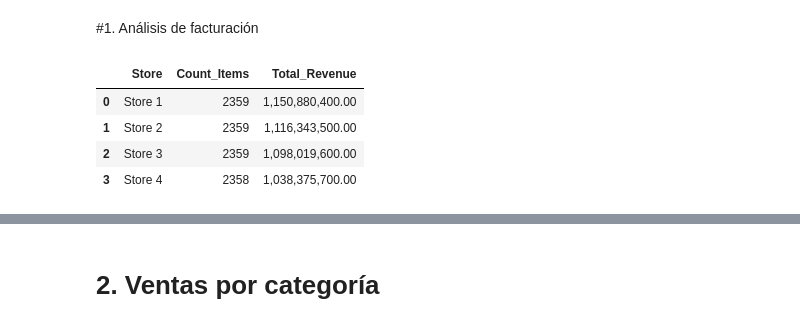
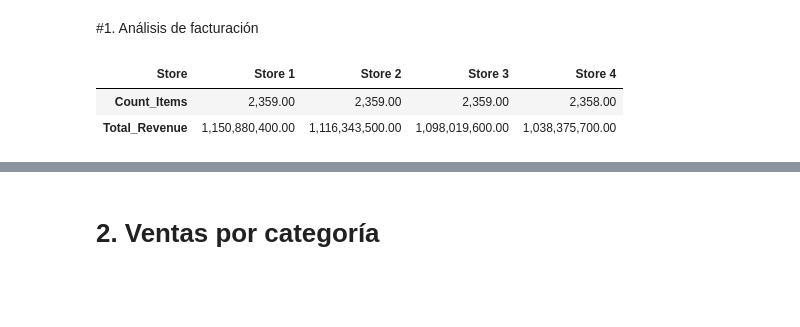
Before and after one commit to renzolea/Challenge-Alura-Store, a Jupyter notebook: AluraStoreLatam.ipynb, the cells around one changed output, grey strips where cells are left out. Cells and saved outputs as stored; diff of their text form; code cells hidden in the pictures; blank space fills up the shorter version.

```diff
--- a/AluraStoreLatam.ipynb
+++ b/AluraStoreLatam.ipynb
@@ -31,28 +31,26 @@ tienda.head()
 # %%
 # Calculate total revenue and count for each store directly
 data_store1 = {'Store': ['Store 1'], 'Count_Items' : [len(tienda)], 'Total_Revenue' : [tienda['Precio'].sum()]}
 data_store2 = {'Store': ['Store 2'], 'Count_Items' : [len(tienda2)], 'Total_Revenue' : [tienda2['Precio'].sum()]}
 data_store3 = {'Store': ['Store 3'], 'Count_Items' : [len(tienda3)], 'Total_Revenue' : [tienda3['Precio'].sum()]}
 data_store4 = {'Store': ['Store 4'], 'Count_Items' : [len(tienda4)], 'Total_Revenue' : [tienda4['Precio'].sum()]}
 
 # Create DataFrames from the data
 df_store1 = pd.DataFrame(data_store1)
 df_store2 = pd.DataFrame(data_store2)
 df_store3 = pd.DataFrame(data_store3)
 df_store4 = pd.DataFrame(data_store4)
 
 
 # Concatenate the DataFrames
 revenue_summary = pd.concat([df_store1, df_store2, df_store3, df_store4], ignore_index=True)
 
 # Set float format for display
 pd.options.display.float_format = '{:,.2f}'.format
 
-# Display the summary
-revenue_summary
+# Display the transposed summary
+display(revenue_summary.set_index('Store').T)
 # %% [output]
-|  | Store | Count_Items | Total_Revenue |
-| 0 | Store 1 | 2359 | 1,150,880,400.00 |
-| 1 | Store 2 | 2359 | 1,116,343,500.00 |
-| 2 | Store 3 | 2359 | 1,098,019,600.00 |
-| 3 | Store 4 | 2358 | 1,038,375,700.00 |
+| Store | Store 1 | Store 2 | Store 3 | Store 4 |
+| Count_Items | 2,359.00 | 2,359.00 | 2,359.00 | 2,358.00 |
+| Total_Revenue | 1,150,880,400.00 | 1,116,343,500.00 | 1,098,019,600.00 | 1,038,375,700.00 |
```
Also changed, not shown: parts of 2 cells of this notebook.
